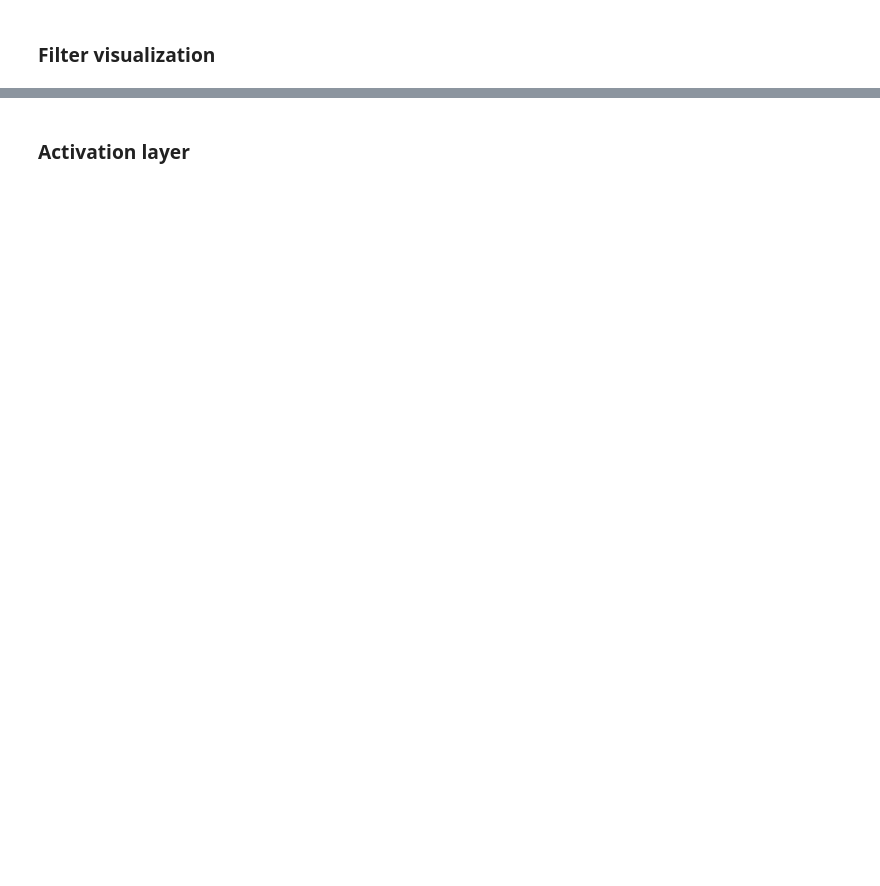
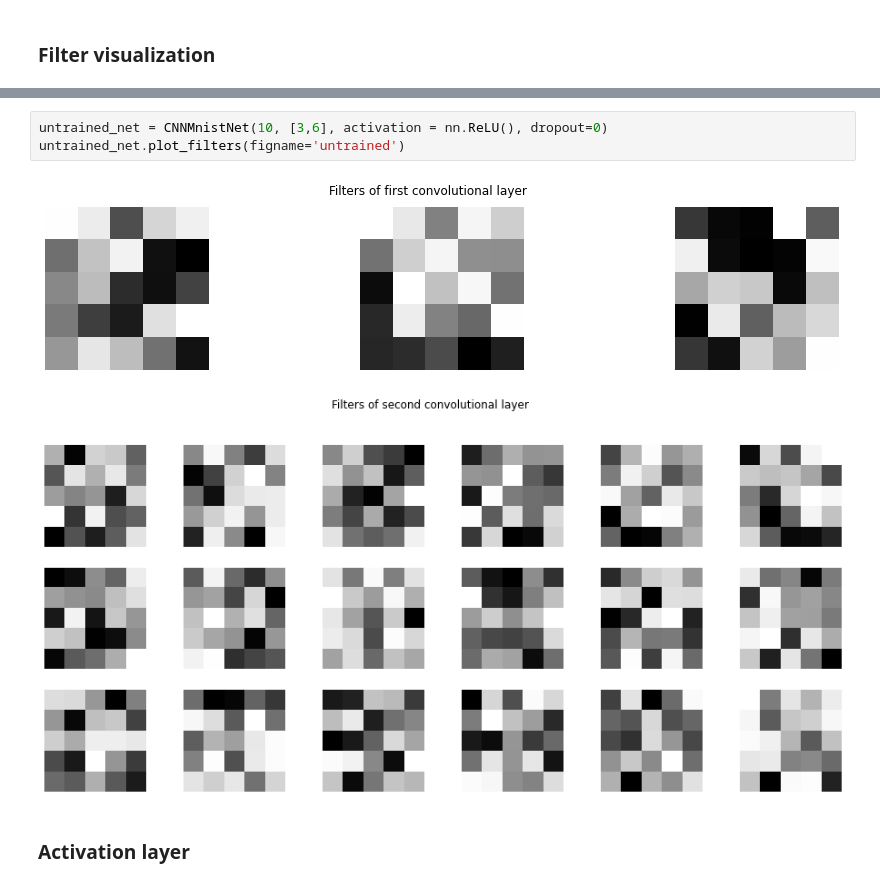
Before and after one commit to SaverioMonaco/NN-DeepLearning-Projects, a Jupyter notebook: 1. Supervised Deep Learning/Monaco-HW1-Classification.ipynb, the cells around one changed output, grey strips where cells are left out. Saved outputs shown, nothing was run; the diff lists cells and outputs as text; blank space fills up the shorter version.

```diff
--- a/1. Supervised Deep Learning/Monaco-HW1-Classification.ipynb
+++ b/1. Supervised Deep Learning/Monaco-HW1-Classification.ipynb
@@ -564,3 +623,9 @@ best_model.plot_filters()
+# %%
+untrained_net = CNNMnistNet(10, [3,6], activation = nn.ReLU(), dropout=0)
+untrained_net.plot_filters(figname='untrained')
+# %% [output]
+[figure, added]
+[figure, added]
 # %% [markdown]
 ### Activation layer
 # %%
```
Also changed, not shown: parts of 19 cells of this notebook, 34 other files.
